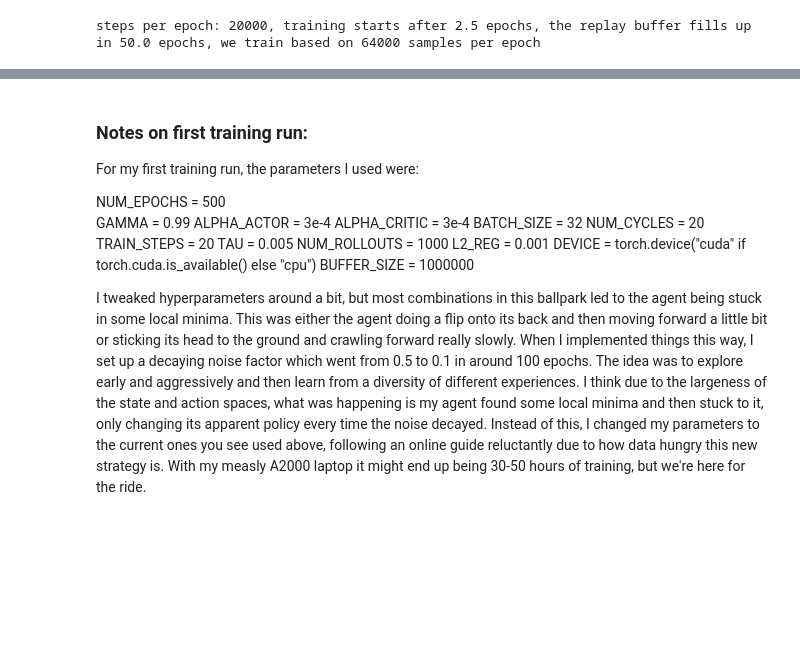
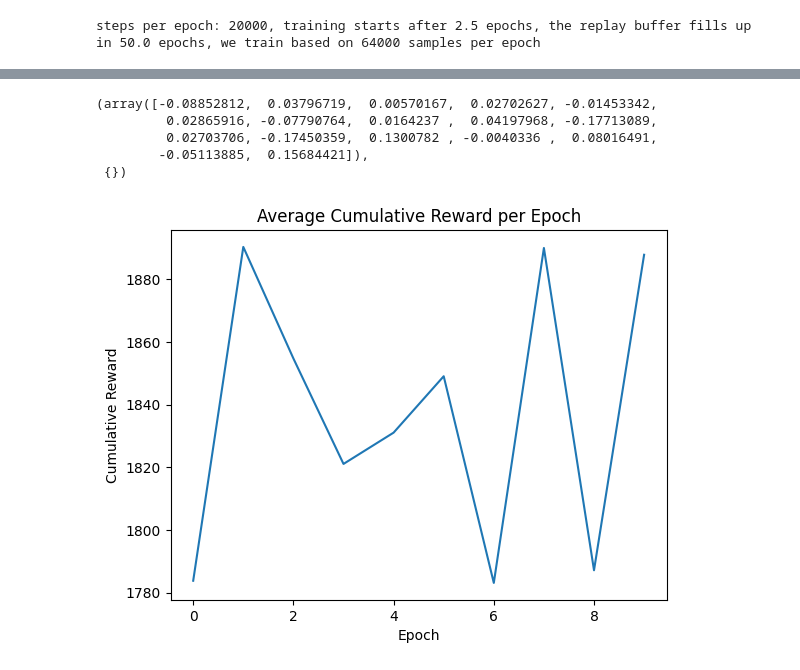
Before and after one commit to aryamanpandya99/reinforcement_learning, a Jupyter notebook: ActorCriticMethods/ddpg.ipynb, the cells around one changed output, grey strips where cells are left out. Saved outputs shown, nothing was run; the diff lists cells and outputs as text; code cells hidden in the pictures; blank space fills up the shorter version.

Commit message:
first semi-successful DDPG training round

```diff
--- a/ActorCriticMethods/ddpg.ipynb
+++ b/ActorCriticMethods/ddpg.ipynb
@@ -314,19 +341,47 @@ trainer(num_epochs=NUM_EPOCHS, num_cycles=NUM_CYCLES,num_rollouts=NUM_ROLLOUTS,
-# %% [markdown]
-### Notes on first training run:
-
-For my first training run, the parameters I used were:
-
-NUM_EPOCHS = 500
-GAMMA = 0.99
-ALPHA_ACTOR = 3e-4
-ALPHA_CRITIC = 3e-4
-BATCH_SIZE = 32
-NUM_CYCLES = 20
-TRAIN_STEPS = 20
-TAU = 0.005
-NUM_ROLLOUTS = 1000
-L2_REG = 0.001
-DEVICE = torch.device("cuda" if torch.cuda.is_available() else "cpu")
-BUFFER_SIZE = 1000000
-
-I tweaked hyperparameters around a bit, but most combinations in this ballpark led to the agent being stuck in some local minima. This was either the agent doing a flip onto its back and then moving forward a little bit or sticking its head to the ground and crawling forward really slowly. When I implemented things this way, I set up a decaying noise factor which went from 0.5 to 0.1 in around 100 epochs. The idea was to explore early and aggressively and then learn from a diversity of different experiences. I think due to the largeness of the state and action spaces, what was happening is my agent found some local minima and then stuck to it, only changing its apparent policy every time the noise decayed. Instead of this, I changed my parameters to the current ones you see used above, following an online guide reluctantly due to how data hungry this new strategy is. With my measly A2000 laptop it might end up being 30-50 hours of training, but we're here for the ride.
+# %%
+env = gym.make('HalfCheetah-v4', render_mode = "human")
+# %% [output]
+(array([-0.08852812,  0.03796719,  0.00570167,  0.02702627, -0.01453342,
+         0.02865916, -0.07790764,  0.0164237 ,  0.04197968, -0.17713089,
+         0.02703706, -0.17450359,  0.1300782 , -0.0040336 ,  0.08016491,
+        -0.05113885,  0.15684421]),
+ {})
+# %%
+NUM_TEST_CYCLES = 10
+# %%
+test_rewards = []
+for test in range(NUM_TEST_CYCLES):
+
+    state, _ = env.reset()
+    state = torch.tensor(state, dtype=torch.float32, device = DEVICE).unsqueeze(0)
+    test_epoch_end = False
+    cum_reward = 0
+
+    while not test_epoch_end:
+
+        with torch.no_grad():
+
+            action = actor(state).squeeze().cpu().detach().numpy()
+
+            next_state, reward, terminated, truncated, _ = env.step(action)
+
+            test_epoch_end = terminated or truncated
+
+            cum_reward+=reward
+            if not terminated:
+                    next_state = torch.tensor(next_state, dtype=torch.float32, \
+                        device = DEVICE).unsqueeze(0) #we only care about next_state if the state is non terminal
+            else:
+                next_state = None
+
+            state = next_state
+    test_rewards.append(cum_reward)
+
+    clear_output(wait=True)
+    plt.plot(test_rewards)
+    plt.title('Average Cumulative Reward per Epoch')
+    plt.xlabel('Epoch')
+    plt.ylabel('Cumulative Reward')
+    plt.show()
+# %% [output]
+[figure, added]
```
Also changed, not shown: parts of 6 cells of this notebook.
